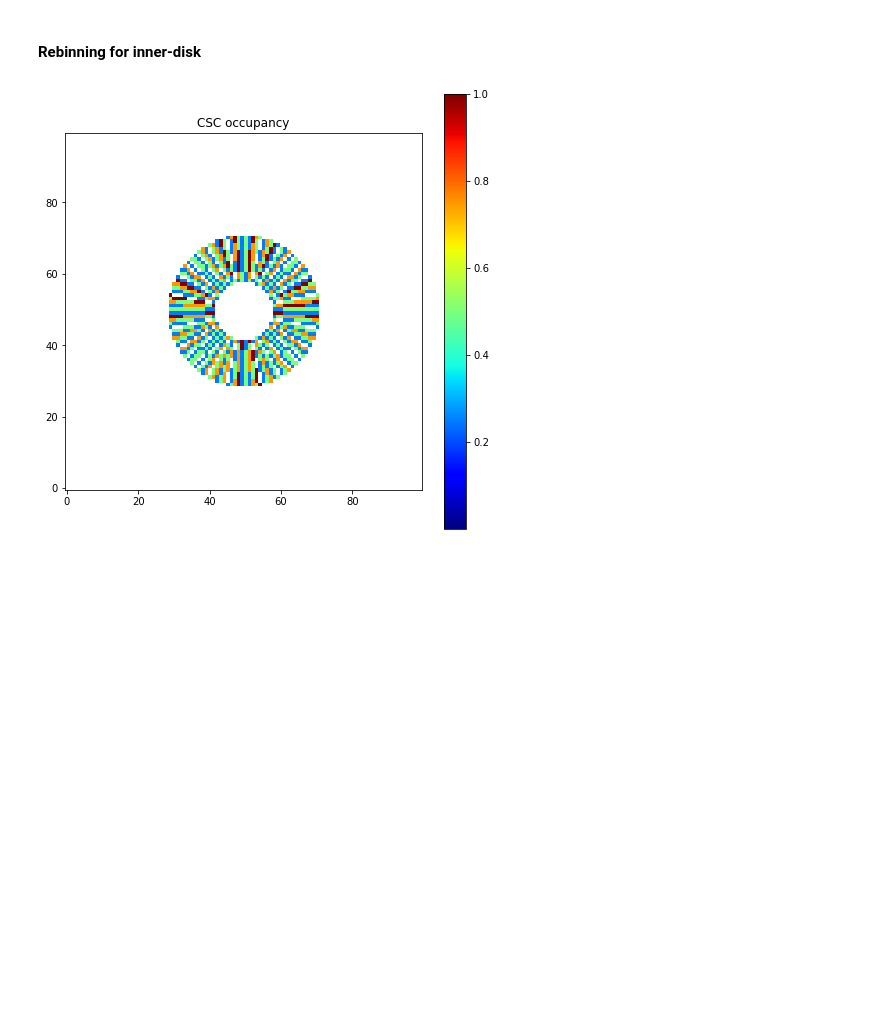
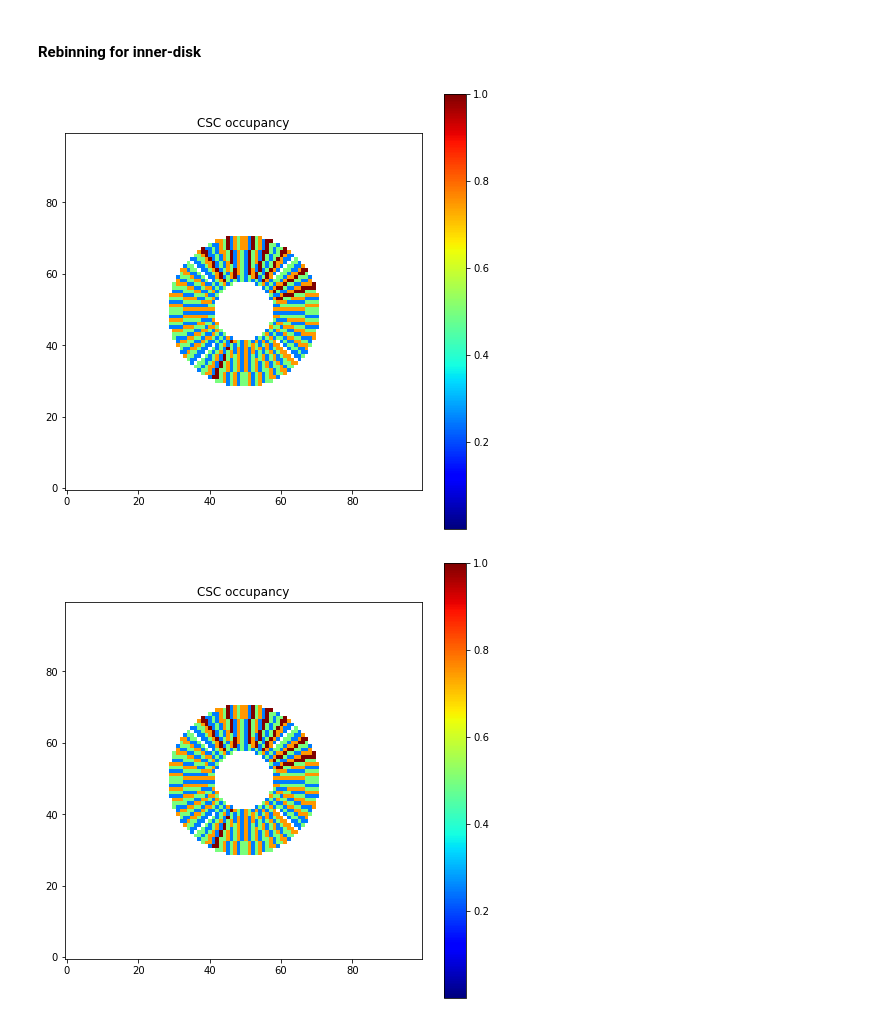
Before and after one commit to Ma128-bit/ML4DQM_deprecated, a Jupyter notebook: CSC_AE_image_classification.ipynb, the cells around one changed output. Saved outputs shown, nothing was run; the diff lists cells and outputs as text; code cells hidden in the pictures; blank space fills up the shorter version.

```diff
--- a/CSC_AE_image_classification.ipynb
+++ b/CSC_AE_image_classification.ipynb
@@ -77,0 +55,6 @@ Show2Dimg(good_imgs[0], title="Rebinned good image")
+# %%
+valid_imgs = valid_data["no_rebin_imgs"]
+valid_labels = valid_data["bad_flag"] == -1
+# %%
+mean_matrix = np.mean(valid_imgs[valid_labels == False], axis=0)
+Show2Dimg(mean_matrix, title="Unbinned Mean Good Images")
@@ -77,0 +63,5 @@ Show2Dimg(good_imgs[0], title="Rebinned good image")
+# %%
+inner_radius,outer_radius = station3_boundaries()
+regions = make_rebin_regions(mean_matrix,inner_radius,outer_radius,wheel_division=2, radial_division=2)
+Show2Dimg(assign_colors(regions))
+valid_imgs = np.array([rebin(regions, img) for img in valid_imgs])
@@ -78,5 +70,5 @@ Show2Dimg(good_imgs[0], title="Rebinned good image")
 # %%
-mean_matrix = np.mean(good_imgs, axis=0)
-Show2Dimg(mean_matrix)
+mean_matrix = np.mean(valid_imgs[valid_labels == False], axis=0)
+Show2Dimg(mean_matrix, title="Rebinned Mean Good Images")
 mean_matrix[mean_matrix == 0] = np.nan
 # %% [output]
@@ -207,13 +322,18 @@ class ImageProcessor:
 # %%
 empty_img = np.zeros((100,100), dtype=np.int16)
 hole = make_disk(empty_img, 8,1.)
 hole = np.abs(hole-1)
-inner_slices = draw_wheels(50,4)
+inner_slices = draw_wheels(50,3)
 disks_radii = np.linspace(8.,inner_radius,2)
 hole *= make_disk(empty_img, inner_radius,1.)
 inner_disks = make_concentric_disks(50,disks_radii)
 inner_regions = inner_slices*inner_disks*hole
+
+my_inner_regions = make_rebin_regions(mean_matrix,8.,inner_radius,wheel_division=3, radial_division=1)
+
 Show2Dimg(assign_colors(inner_regions))
+Show2Dimg(assign_colors(my_inner_regions))
 #Queste regioni così sono un po' brutte
 # %% [output]
-[figure, old version]
+[figure, new version]
+[figure, added]
```
Also changed, not shown: parts of 34 cells of this notebook.
